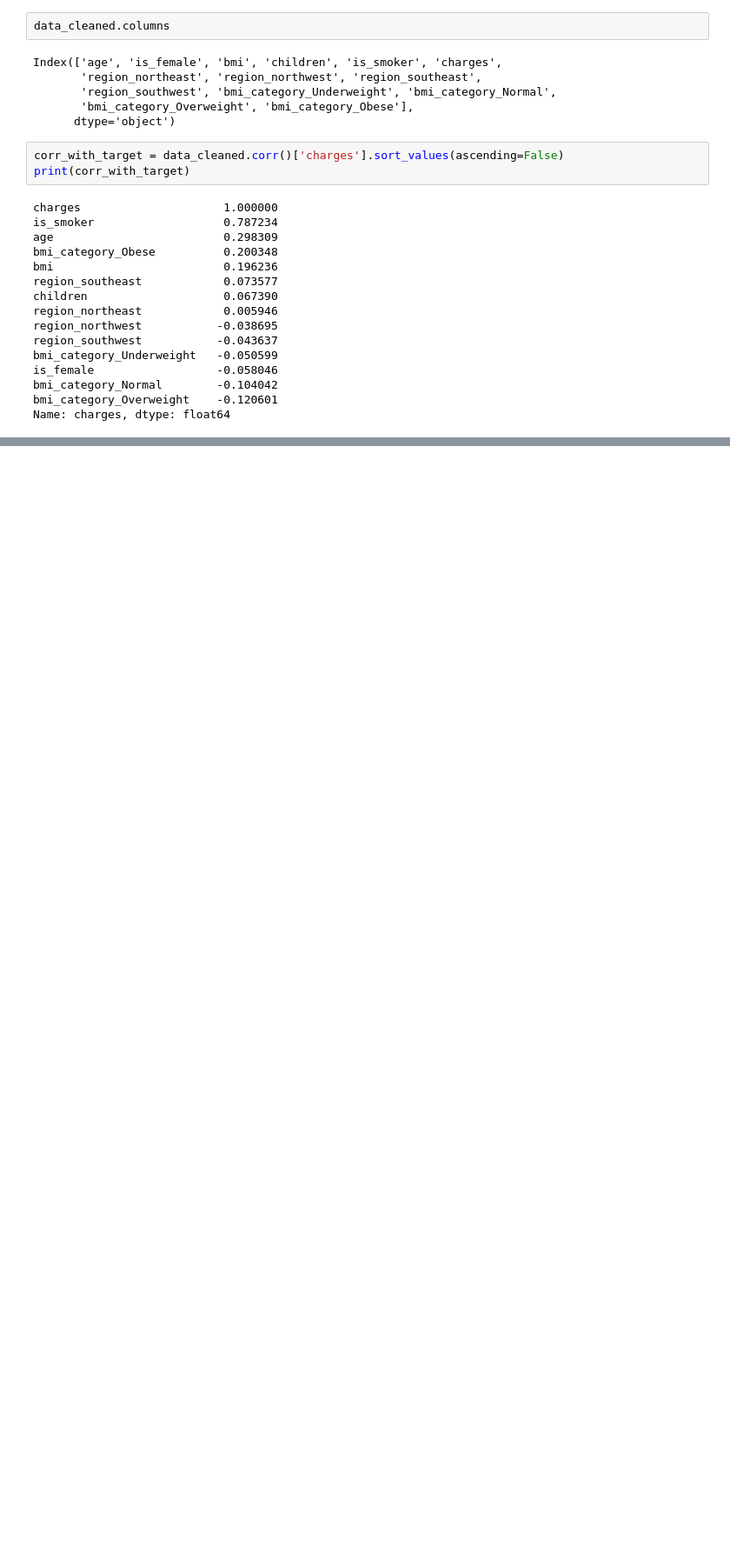
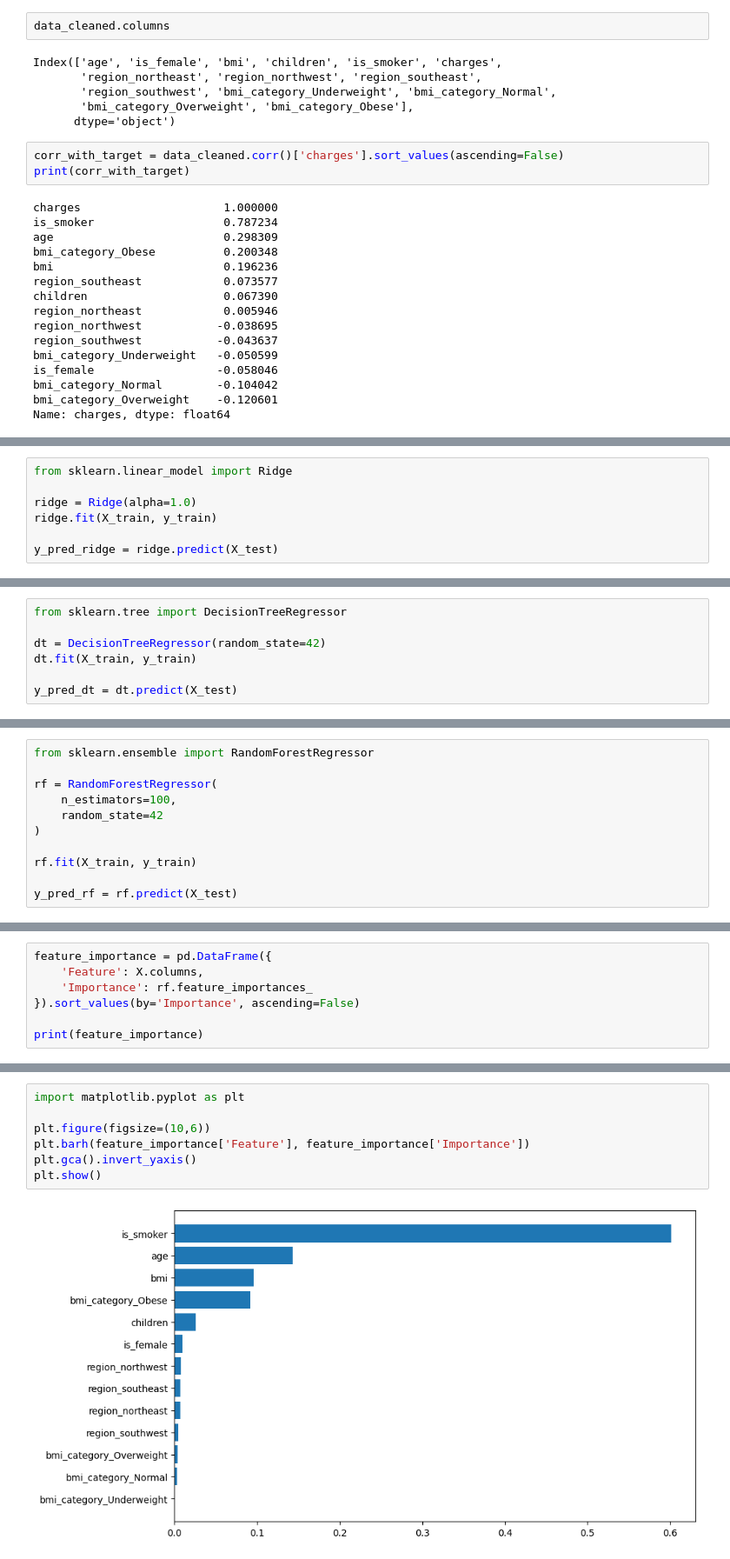
Before and after one commit to Sohom-Roy/Insurance_charges_prediction, a Jupyter notebook: Insurance_charges_prediction.ipynb, the cells around one changed output, grey strips where cells are left out. Shown at 87% size. Cells and saved outputs as stored; diff of their text form; blank space fills up the shorter version.

```diff
--- a/Insurance_charges_prediction.ipynb
+++ b/Insurance_charges_prediction.ipynb
@@ -357,0 +447,7 @@ Name: charges, dtype: float64
+# %%
+from sklearn.linear_model import Ridge
+
+ridge = Ridge(alpha=1.0)
+ridge.fit(X_train, y_train)
+
+y_pred_ridge = ridge.predict(X_test)
@@ -357,0 +462,7 @@ Name: charges, dtype: float64
+# %%
+from sklearn.tree import DecisionTreeRegressor
+
+dt = DecisionTreeRegressor(random_state=42)
+dt.fit(X_train, y_train)
+
+y_pred_dt = dt.predict(X_test)
@@ -357,0 +477,11 @@ Name: charges, dtype: float64
+# %%
+from sklearn.ensemble import RandomForestRegressor
+
+rf = RandomForestRegressor(
+    n_estimators=100,
+    random_state=42
+)
+
+rf.fit(X_train, y_train)
+
+y_pred_rf = rf.predict(X_test)
@@ -357,0 +496,7 @@ Name: charges, dtype: float64
+# %%
+feature_importance = pd.DataFrame({
+    'Feature': X.columns,
+    'Importance': rf.feature_importances_
+}).sort_values(by='Importance', ascending=False)
+
+print(feature_importance)
@@ -357,0 +518,9 @@ Name: charges, dtype: float64
+# %%
+import matplotlib.pyplot as plt
+
+plt.figure(figsize=(10,6))
+plt.barh(feature_importance['Feature'], feature_importance['Importance'])
+plt.gca().invert_yaxis()
+plt.show()
+# %% [output]
+[figure, added]
```
Also changed, not shown: parts of 18 cells of this notebook.
